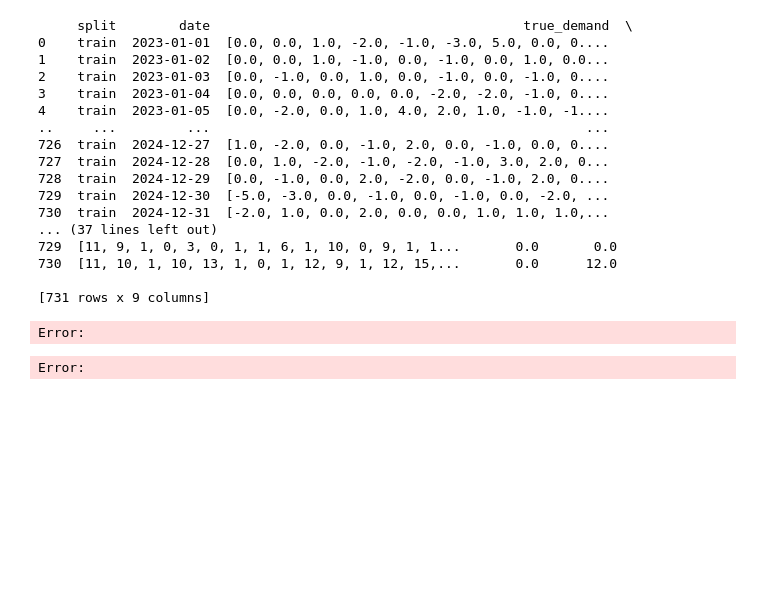
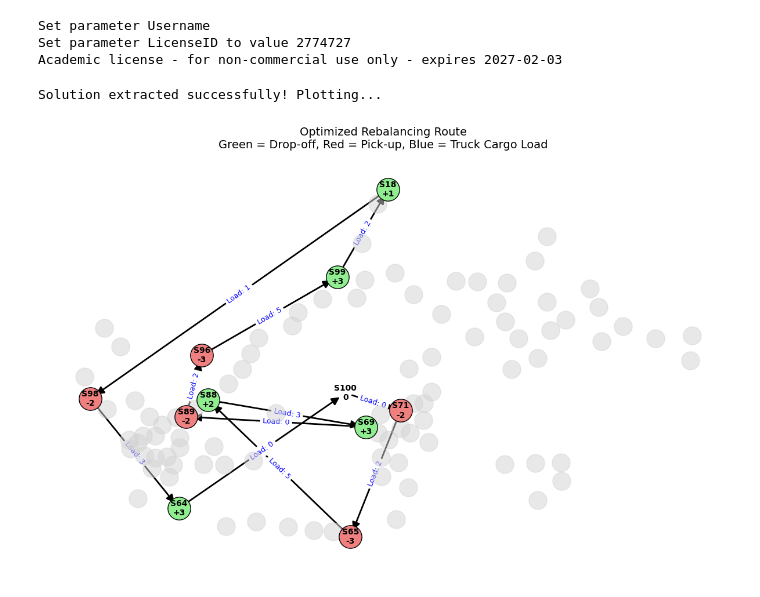
Before and after one commit to saloper/decision-focused-bike-rebalancing, a Jupyter notebook: notebooks/test.ipynb, the cells around one changed output. Cells and saved outputs as stored; diff of their text form; code cells hidden in the pictures; blank space fills up the shorter version.

Commit message:
adding routing version of model

```diff
--- a/notebooks/test.ipynb
+++ b/notebooks/test.ipynb
@@ -166,22 +68,14 @@ KeyboardInterrupt:
-# %%
-print(df.sort_values('date').reset_index(drop=True))
-# %% [output]
-     split        date                                        true_demand  \
-0    train  2023-01-01  [0.0, 0.0, 1.0, -2.0, -1.0, -3.0, 5.0, 0.0, 0....
-1    train  2023-01-02  [0.0, 0.0, 1.0, -1.0, 0.0, -1.0, 0.0, 1.0, 0.0...
-2    train  2023-01-03  [0.0, -1.0, 0.0, 1.0, 0.0, -1.0, 0.0, -1.0, 0....
-3    train  2023-01-04  [0.0, 0.0, 0.0, 0.0, 0.0, -2.0, -2.0, -1.0, 0....
-4    train  2023-01-05  [0.0, -2.0, 0.0, 1.0, 4.0, 2.0, 1.0, -1.0, -1....
-..     ...         ...                                                ...
-726  train  2024-12-27  [1.0, -2.0, 0.0, -1.0, 2.0, 0.0, -1.0, 0.0, 0....
-727  train  2024-12-28  [0.0, 1.0, -2.0, -1.0, -2.0, -1.0, 3.0, 2.0, 0...
-728  train  2024-12-29  [0.0, -1.0, 0.0, 2.0, -2.0, 0.0, -1.0, 2.0, 0....
-729  train  2024-12-30  [-5.0, -3.0, 0.0, -1.0, 0.0, -1.0, 0.0, -2.0, ...
-730  train  2024-12-31  [-2.0, 1.0, 0.0, 2.0, 0.0, 0.0, 1.0, 1.0, 1.0,...
-... (37 lines left out)
-729  [11, 9, 1, 0, 3, 0, 1, 1, 6, 1, 10, 0, 9, 1, 1...       0.0       0.0
-730  [11, 10, 1, 10, 13, 1, 0, 1, 12, 9, 1, 12, 15,...       0.0      12.0
-
-[731 rows x 9 columns]
-Error:
-Error:
+# %%
+opt_model = BikeStationTargetsRouting(
+        num_stations=num_stations,
+        max_cap=max_cap,
+        total_inventory=sum(current_inventory),
+        distance_matrix= config["paths"]["station_dist_min"],
+        current_inventory=current_inventory,
+        truck_cap=max_cap,
+        max_travel_time= 60
+)
+# %% [output]
+Set parameter Username
+Set parameter LicenseID to value 2774727
+Academic license - for non-commercial use only - expires 2027-02-03
@@ -187,0 +84,20 @@ Error:
+# %%
+opt_model.setObj(c)
+sol, obj = opt_model.solve()
+sol_data = opt_model.extract_solution()
+# %%
+# Assuming your station_dict has .lon and .lat attributes
+my_coords = {idx: (station.long, station.lat) for idx, (s_id, station) in enumerate(station_dict.items())}
+
+# Give the depot a dummy coordinate if it's not in the dict (e.g., the average lon/lat)
+avg_lon = sum(stat.long for stat in station_dict.values()) / len(station_dict)
+avg_lat = sum(stat.lat for stat in station_dict.values()) / len(station_dict)
+my_coords[opt_model.depot_idx] = (avg_lon, avg_lat)
+if sol_data:
+    print("Solution extracted successfully! Plotting...")
+    plot_rebalancing_route(sol_data, my_coords)
+else:
+    print("Failed to extract a valid routing solution.")
+# %% [output]
+Solution extracted successfully! Plotting...
+[figure, added]
```
Also changed, not shown: parts of 6 cells of this notebook, 47 other files.
